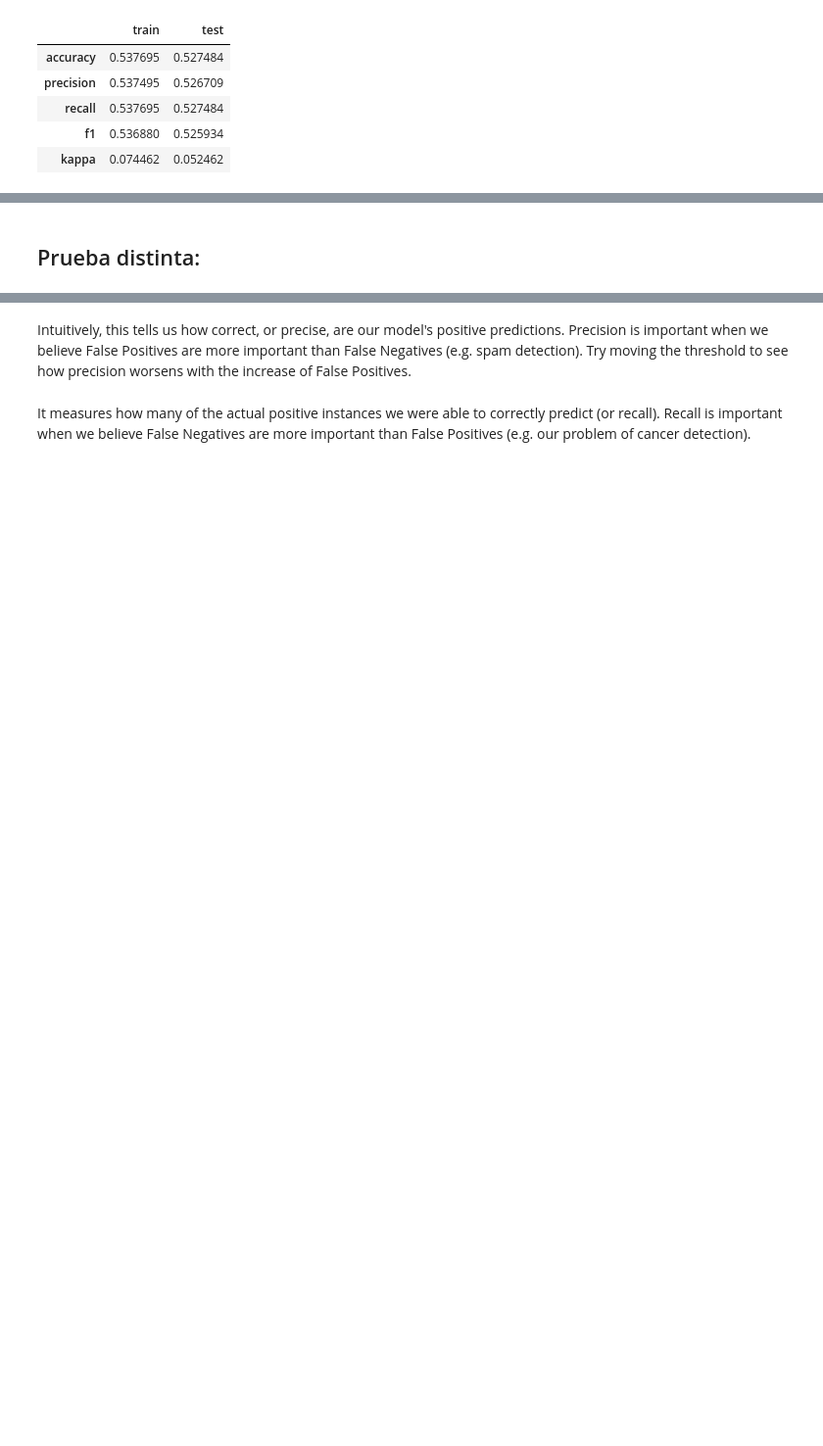
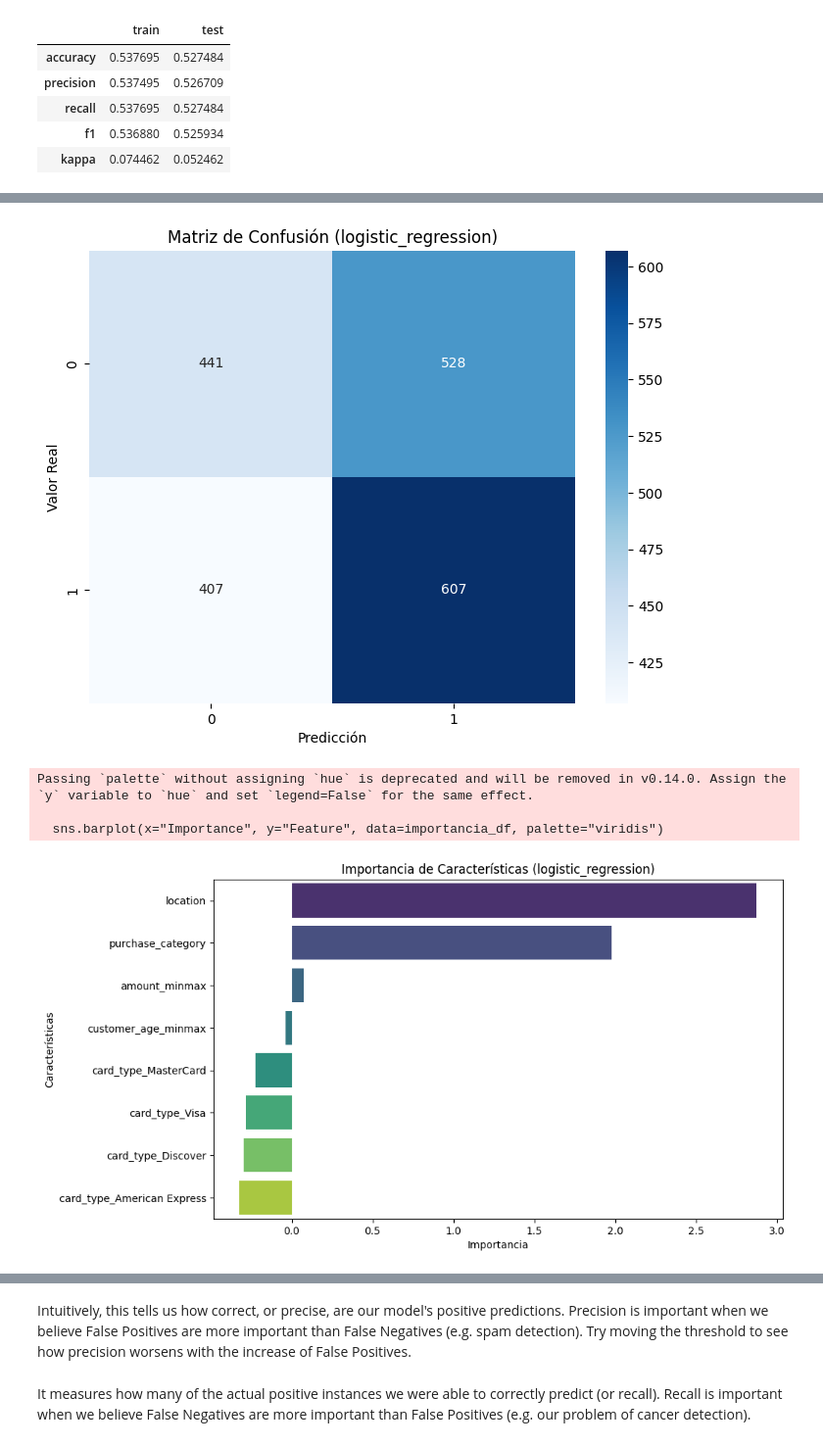
Before and after one commit to ngcarvajall/modelo_clasificacion, a Jupyter notebook: modulo8.2.ipynb, the cells around one changed output, grey strips where cells are left out. Shown: that part at 98% size. Cells and saved outputs as stored; diff of their text form; code cells hidden in the pictures; blank space fills up the shorter version.

```diff
--- a/modulo8.2.ipynb
+++ b/modulo8.2.ipynb
@@ -99,0 +128,10 @@ df_resultados.head()
+# %%
+# instanciamos la clase de regresión logistica, desde el src 2 mejorado
+logistica_2 = sle.AnalisisModelosClasificacion(dataframe = df, variable_dependiente = "is_fraudulent")
+
+# llamamos a la función para ajustar el modelo
+logistica_2.ajustar_modelo("logistic_regression")
+
+# llamamos al metodo para obtener los resultaods de las predicciones
+df_lg_2 = logistica_2.calcular_metricas(modelo_nombre =  "logistic_regression" )
+df_lg_2.head().T
@@ -107,2 +157,10 @@ Veamos qué dicen mis datos:
-# %% [markdown]
-## Prueba distinta:
+# %%
+logistica_2.plot_matriz_confusion("logistic_regression")
+logistica_2.importancia_predictores(modelo_nombre ='logistic_regression')
+logistica_2.plot_shap_summary(modelo_nombre="logistic_regression")
+# %% [output]
+[figure, added]
+Passing `palette` without assigning `hue` is deprecated and will be removed in v0.14.0. Assign the `y` variable to `hue` and set `legend=False` for the same effect.
+
+  sns.barplot(x="Importance", y="Feature", data=importancia_df, palette="viridis")
+[figure, added]
```
Also changed, not shown: parts of 51 cells of this notebook, 11 other files.
